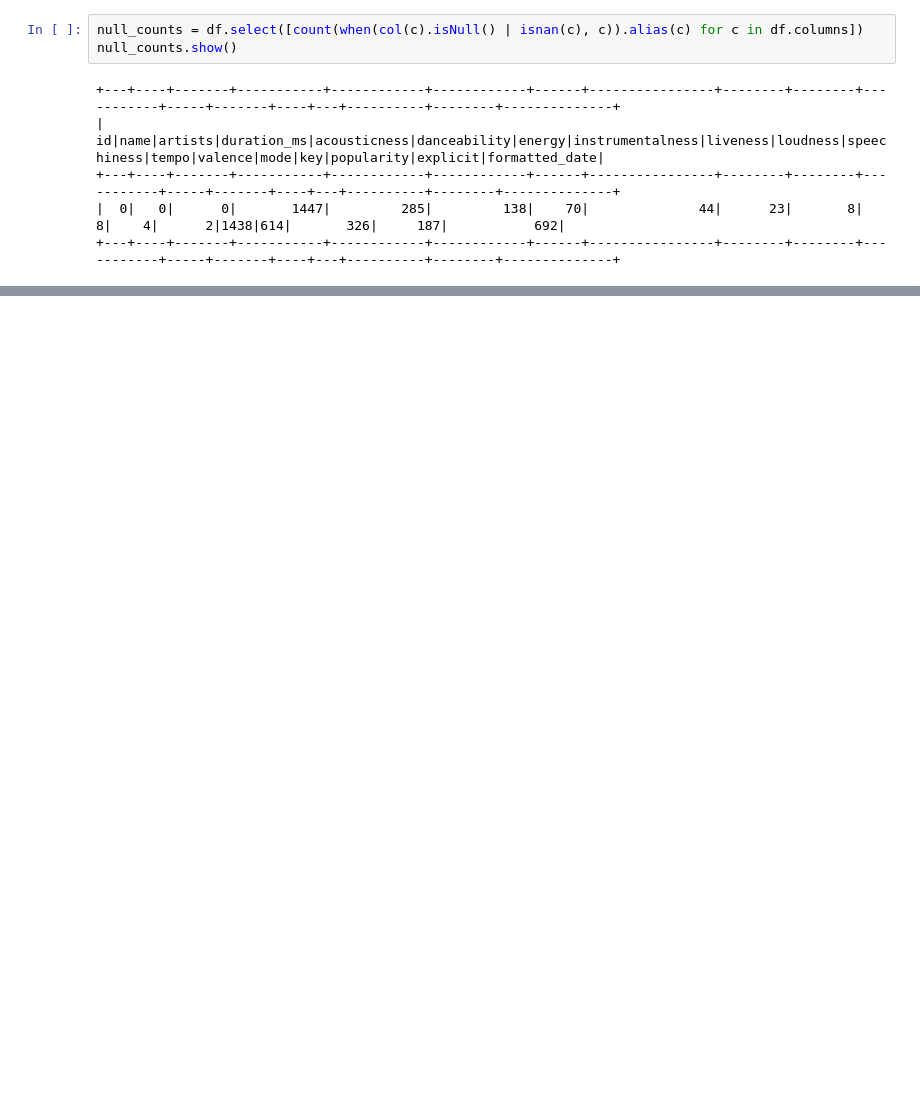
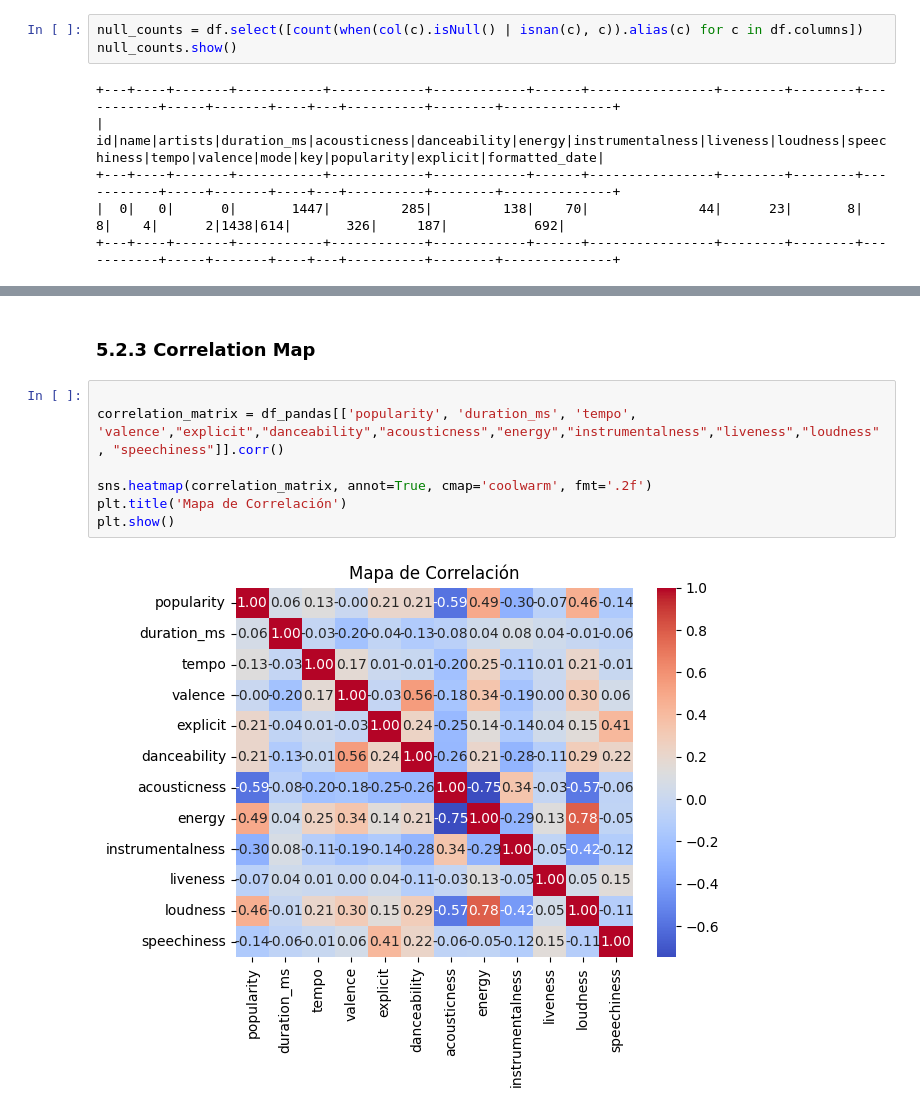
Before and after one commit to projects-data-engineer/spotify-pyspark, a Jupyter notebook: spotify.ipynb, the cells around one changed output, grey strips where cells are left out. Saved outputs shown, nothing was run; the diff lists cells and outputs as text; blank space fills up the shorter version.

```diff
--- a/spotify.ipynb
+++ b/spotify.ipynb
@@ -339,0 +409,11 @@ null_counts.show()
+# %% [markdown]
+### 5.2.3 Correlation Map
+# %%
+
+correlation_matrix = df_pandas[['popularity', 'duration_ms', 'tempo', 'valence',"explicit","danceability","acousticness","energy","instrumentalness","liveness","loudness", "speechiness"]].corr()
+
+sns.heatmap(correlation_matrix, annot=True, cmap='coolwarm', fmt='.2f')
+plt.title('Mapa de Correlación')
+plt.show()
+# %% [output]
+[figure, added]
```
Also changed, not shown: parts of 49 cells of this notebook, 18 other files.
